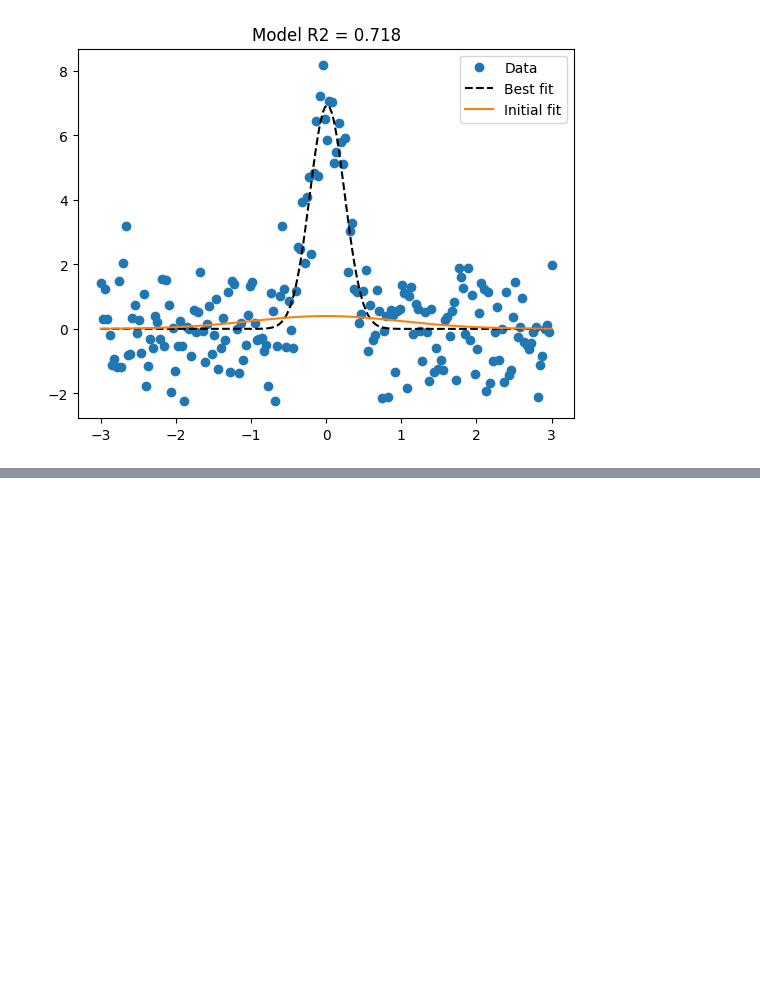
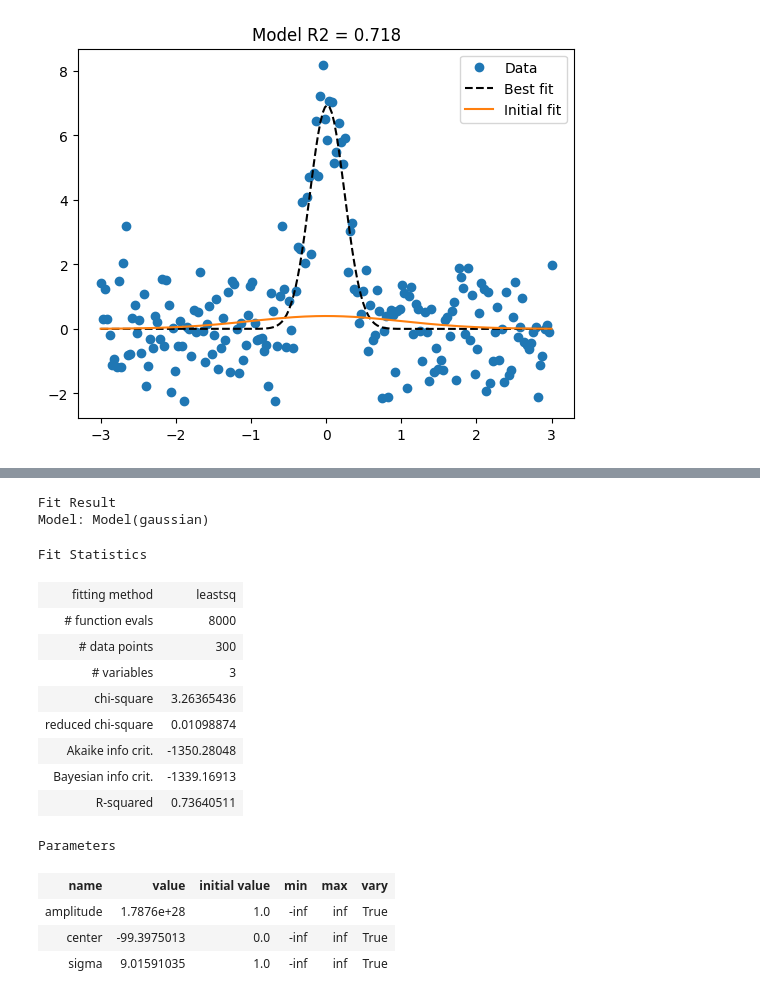
Before and after one commit to Tien-Dat-PHAN/DataScience, a Jupyter notebook: Udemy_MasterPython/Data_curve_fitting.ipynb, the cells around one changed output, grey strips where cells are left out. Saved outputs shown, nothing was run; the diff lists cells and outputs as text; code cells hidden in the pictures; blank space fills up the shorter version.

```diff
--- a/Udemy_MasterPython/Data_curve_fitting.ipynb
+++ b/Udemy_MasterPython/Data_curve_fitting.ipynb
@@ -80,0 +97,25 @@ plt.show()
+# %%
+# create the exonential model
+
+ex_fit = Model(models.exponential)
+
+result2 = gaussfit.fit(y, x = x)
+result2
+# %% [output]
+Fit Result
+Model: Model(gaussian)
+Fit Statistics
+| fitting method | leastsq |
+| # function evals | 8000 |
+| # data points | 300 |
+| # variables | 3 |
+| chi-square | 3.26365436 |
+| reduced chi-square | 0.01098874 |
+| Akaike info crit. | -1350.28048 |
+| Bayesian info crit. | -1339.16913 |
+| R-squared | 0.73640511 |
+Parameters
+| name | value | initial value | min | max | vary |
+| amplitude | 1.7876e+28 | 1.0 | -inf | inf | True |
+| center | -99.3975013 | 0.0 | -inf | inf | True |
+| sigma | 9.01591035 | 1.0 | -inf | inf | True |
```
Also changed, not shown: parts of 6 cells of this notebook.
